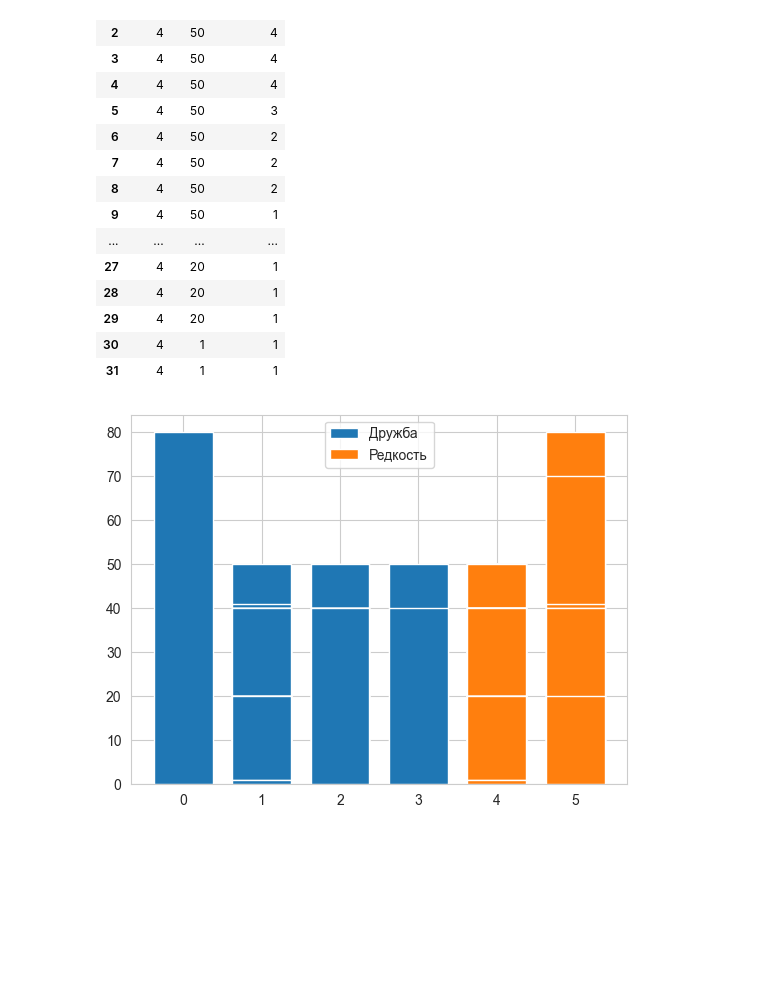
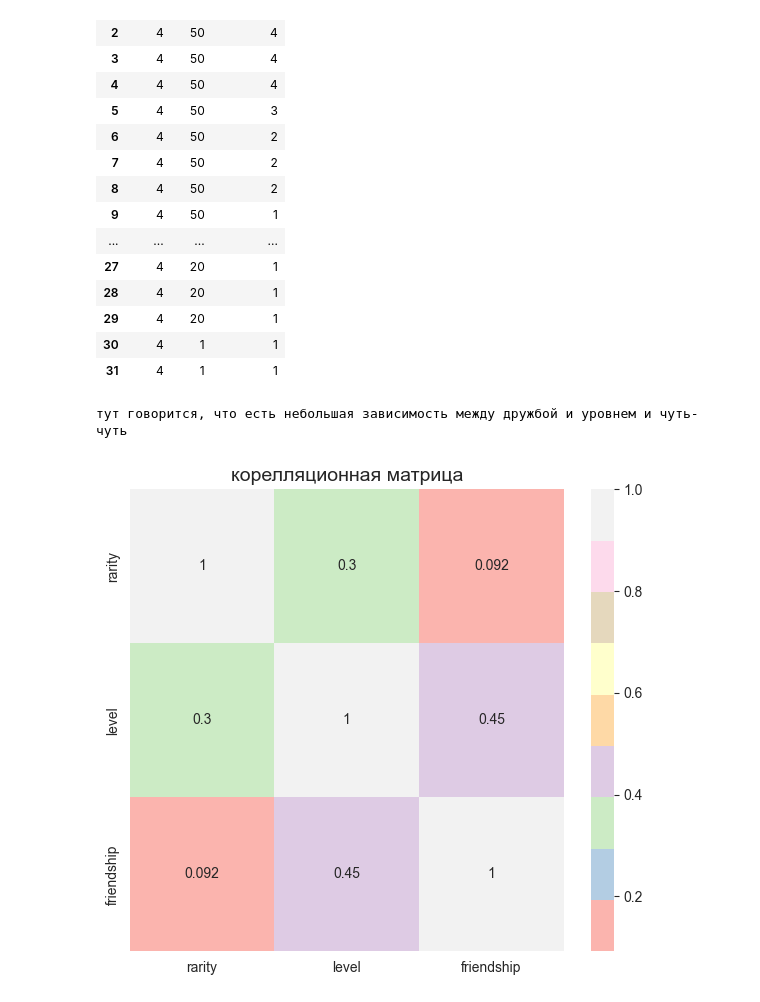
Before and after one commit to GVicSt/MEE, a Jupyter notebook: work_3_6/Matplotlib_Seaborn.ipynb, the cells around one changed output. Drawn from its saved outputs; the diff is of its cells as text; code cells hidden in the pictures; blank space fills up the shorter version.

```diff
--- a/work_3_6/Matplotlib_Seaborn.ipynb
+++ b/work_3_6/Matplotlib_Seaborn.ipynb
@@ -542,17 +550,14 @@ gen_df
 | 29 | 4 | 20 | 1 |
 | 30 | 4 | 1 | 1 |
 | 31 | 4 | 1 | 1 |
-# %%
-fig, ax = plt.subplots()
-ax.bar(gen_df['friendship'], gen_df['level'],
-       width=0.75, label='Дружба')
-ax.bar(gen_df['rarity'] , gen_df['level'],
-       width=0.75, label='Редкость')
-ax.legend(loc='upper center')
-
-plt.show()
-# %% [output]
-[figure, removed]
+# %%
+fig, ax = plt.subplots(figsize=(7, 6))
+sns.heatmap(gen_df.corr(), annot = True, cmap= 'Pastel1')
+ax.set_title('корелляционная матрица', fontdict={'fontsize': 14})
+print('тут говорится, что есть небольшая зависимость между дружбой и уровнем и чуть-чуть ')
+# %% [output]
+тут говорится, что есть небольшая зависимость между дружбой и уровнем и чуть-чуть
+[figure, added]
 # %%
 plt.figure()
 fig = plt.figure(figsize =(7, 5))
```
Also changed, not shown: parts of 6 cells of this notebook.
